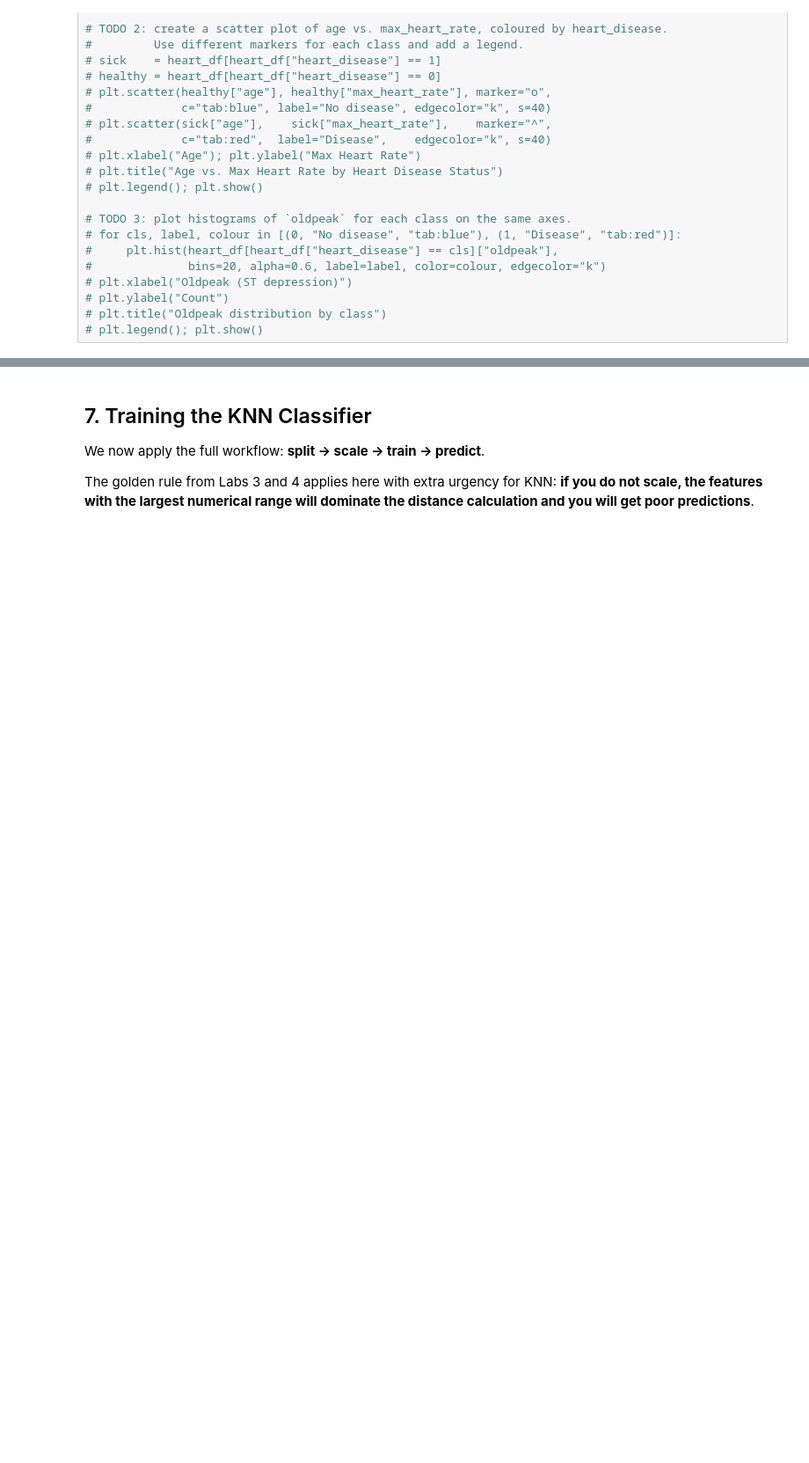
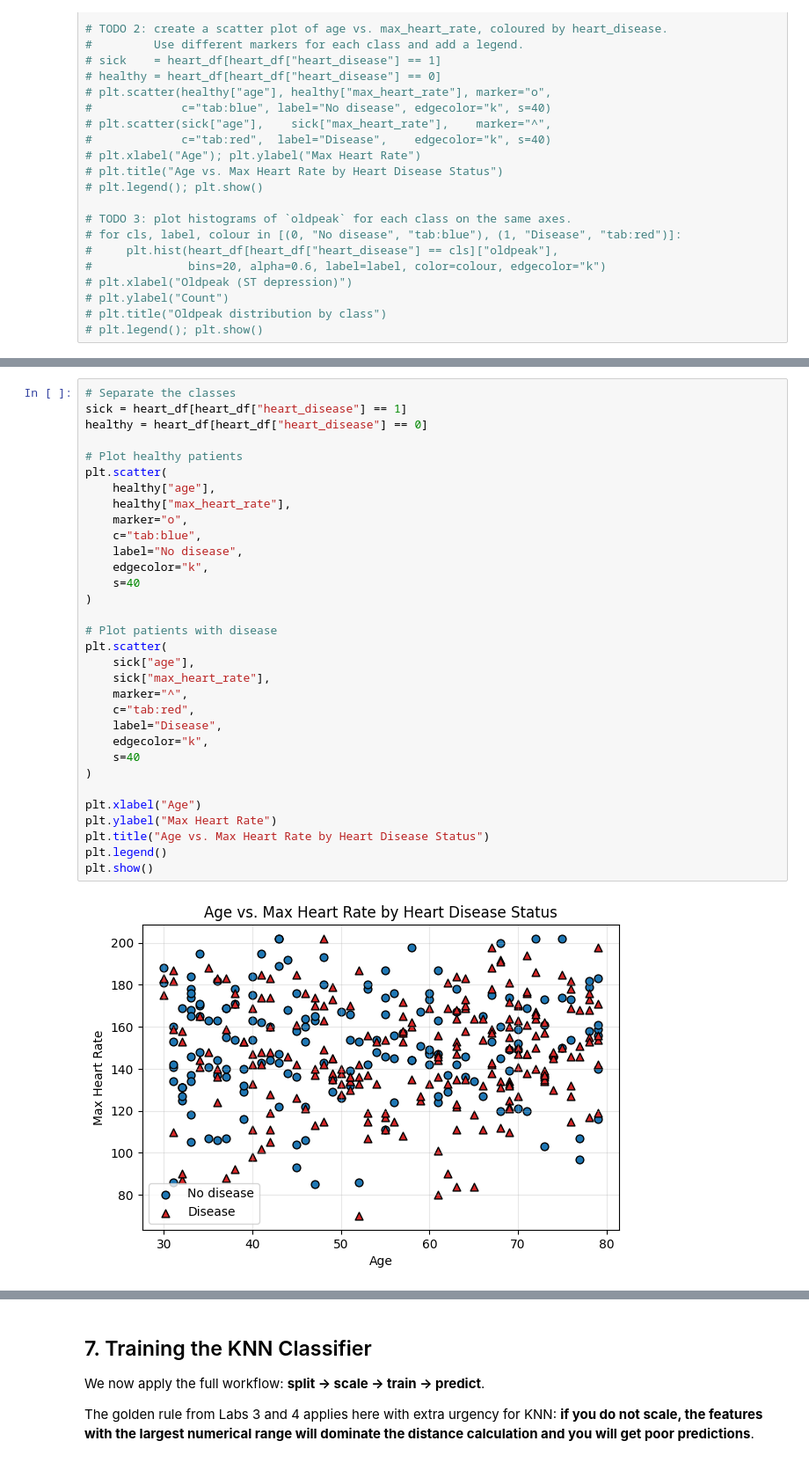
Before and after one commit to Kartikiscalm/IML-LAB-, a Jupyter notebook: Lab5_KNN.ipynb, the cells around one changed output, grey strips where cells are left out. Shown at 88% size. Saved outputs shown, nothing was run; the diff lists cells and outputs as text; blank space fills up the shorter version.

```diff
--- a/Lab5_KNN.ipynb
+++ b/Lab5_KNN.ipynb
@@ -539,0 +625,34 @@ Before training any model, always explore the data visually and numerically.
+# %%
+# Separate the classes
+sick = heart_df[heart_df["heart_disease"] == 1]
+healthy = heart_df[heart_df["heart_disease"] == 0]
+
+# Plot healthy patients
+plt.scatter(
+    healthy["age"],
+    healthy["max_heart_rate"],
+    marker="o",
+    c="tab:blue",
+    label="No disease",
+    edgecolor="k",
+    s=40
+)
+
+# Plot patients with disease
+plt.scatter(
+    sick["age"],
+    sick["max_heart_rate"],
+    marker="^",
+    c="tab:red",
+    label="Disease",
+    edgecolor="k",
+    s=40
+)
+
+plt.xlabel("Age")
+plt.ylabel("Max Heart Rate")
+plt.title("Age vs. Max Heart Rate by Heart Disease Status")
+plt.legend()
+plt.show()
+# %% [output]
+[figure, added]
```
Also changed, not shown: parts of 10 cells of this notebook.
